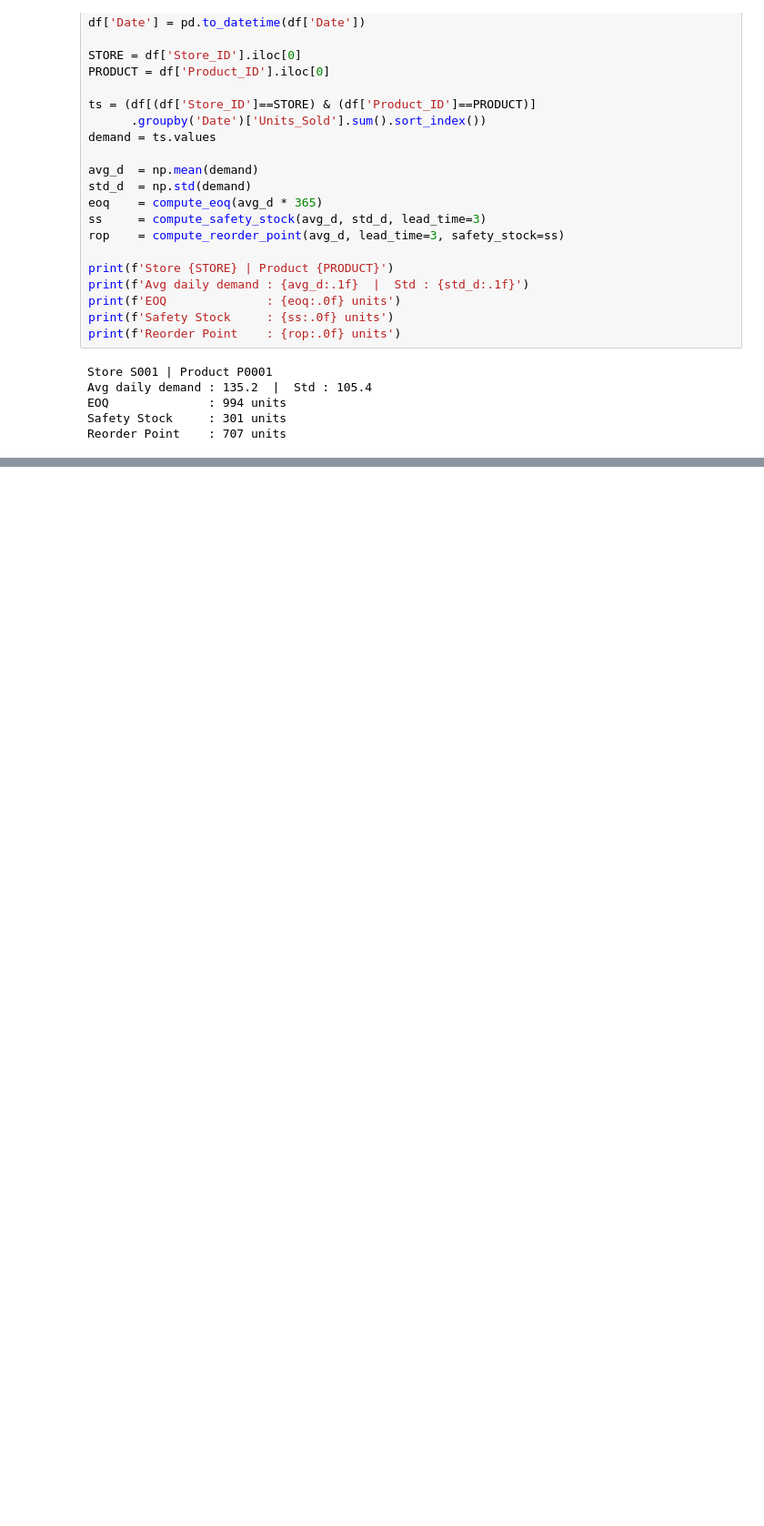
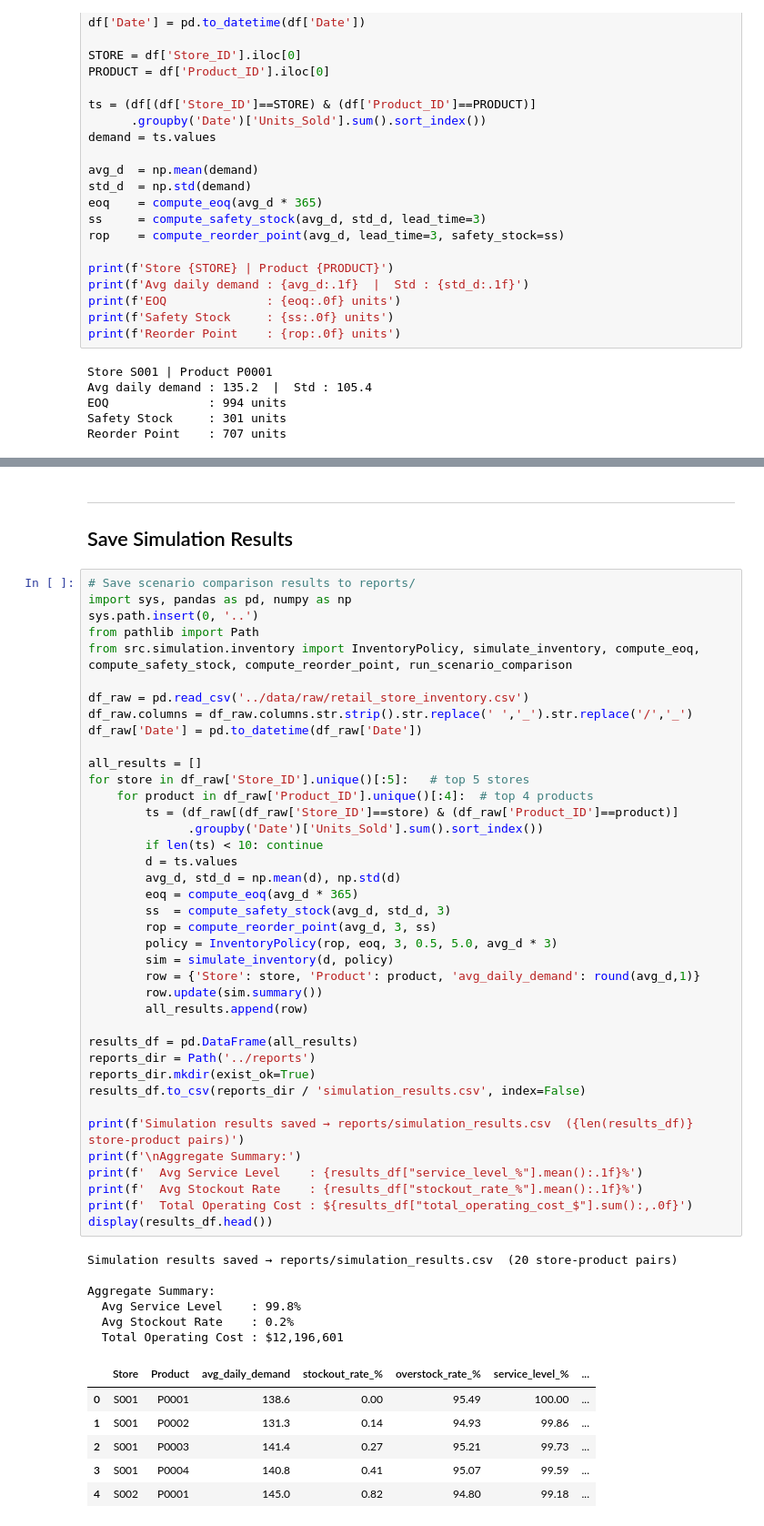
Before and after one commit to sakshiasati17/SupplychainoptimisationusingAI, a Jupyter notebook: notebooks/04_Inventory_Simulation_Business_Metrics.ipynb, the cells around one changed output, grey strips where cells are left out. Shown at 91% size. Drawn from its saved outputs; the diff is of its cells as text; blank space fills up the shorter version.

```diff
--- a/notebooks/04_Inventory_Simulation_Business_Metrics.ipynb
+++ b/notebooks/04_Inventory_Simulation_Business_Metrics.ipynb
@@ -957 +1044,56 @@ print(f'\nLowest total operating cost: {best}')
 Lowest total operating cost: Lean
+# %% [markdown]
+---
+## Save Simulation Results
+# %%
+# Save scenario comparison results to reports/
+import sys, pandas as pd, numpy as np
+sys.path.insert(0, '..')
+from pathlib import Path
+from src.simulation.inventory import InventoryPolicy, simulate_inventory, compute_eoq, compute_safety_stock, compute_reorder_point, run_scenario_comparison
+
+df_raw = pd.read_csv('../data/raw/retail_store_inventory.csv')
+df_raw.columns = df_raw.columns.str.strip().str.replace(' ','_').str.replace('/','_')
+df_raw['Date'] = pd.to_datetime(df_raw['Date'])
+
+all_results = []
+for store in df_raw['Store_ID'].unique()[:5]:   # top 5 stores
+    for product in df_raw['Product_ID'].unique()[:4]:  # top 4 products
+        ts = (df_raw[(df_raw['Store_ID']==store) & (df_raw['Product_ID']==product)]
+              .groupby('Date')['Units_Sold'].sum().sort_index())
+        if len(ts) < 10: continue
+        d = ts.values
+        avg_d, std_d = np.mean(d), np.std(d)
+        eoq = compute_eoq(avg_d * 365)
+        ss  = compute_safety_stock(avg_d, std_d, 3)
+        rop = compute_reorder_point(avg_d, 3, ss)
+        policy = InventoryPolicy(rop, eoq, 3, 0.5, 5.0, avg_d * 3)
+        sim = simulate_inventory(d, policy)
+        row = {'Store': store, 'Product': product, 'avg_daily_demand': round(avg_d,1)}
+        row.update(sim.summary())
+        all_results.append(row)
+
+results_df = pd.DataFrame(all_results)
+reports_dir = Path('../reports')
+reports_dir.mkdir(exist_ok=True)
+results_df.to_csv(reports_dir / 'simulation_results.csv', index=False)
+
+print(f'Simulation results saved → reports/simulation_results.csv  ({len(results_df)} store-product pairs)')
+print(f'\nAggregate Summary:')
+print(f'  Avg Service Level    : {results_df["service_level_%"].mean():.1f}%')
+print(f'  Avg Stockout Rate    : {results_df["stockout_rate_%"].mean():.1f}%')
+print(f'  Total Operating Cost : ${results_df["total_operating_cost_$"].sum():,.0f}')
+display(results_df.head())
+# %% [output]
+Simulation results saved → reports/simulation_results.csv  (20 store-product pairs)
+
+Aggregate Summary:
+  Avg Service Level    : 99.8%
+  Avg Stockout Rate    : 0.2%
+  Total Operating Cost : $12,196,601
+|  | Store | Product | avg_daily_demand | stockout_rate_% | overstock_rate_% | service_level_% | ... |
+| 0 | S001 | P0001 | 138.6 | 0.00 | 95.49 | 100.00 | ... |
+| 1 | S001 | P0002 | 131.3 | 0.14 | 94.93 | 99.86 | ... |
+| 2 | S001 | P0003 | 141.4 | 0.27 | 95.21 | 99.73 | ... |
+| 3 | S001 | P0004 | 140.8 | 0.41 | 95.07 | 99.59 | ... |
+| 4 | S002 | P0001 | 145.0 | 0.82 | 94.80 | 99.18 | ... |
```
Also changed, not shown: parts of 15 cells of this notebook, 7 other files.
